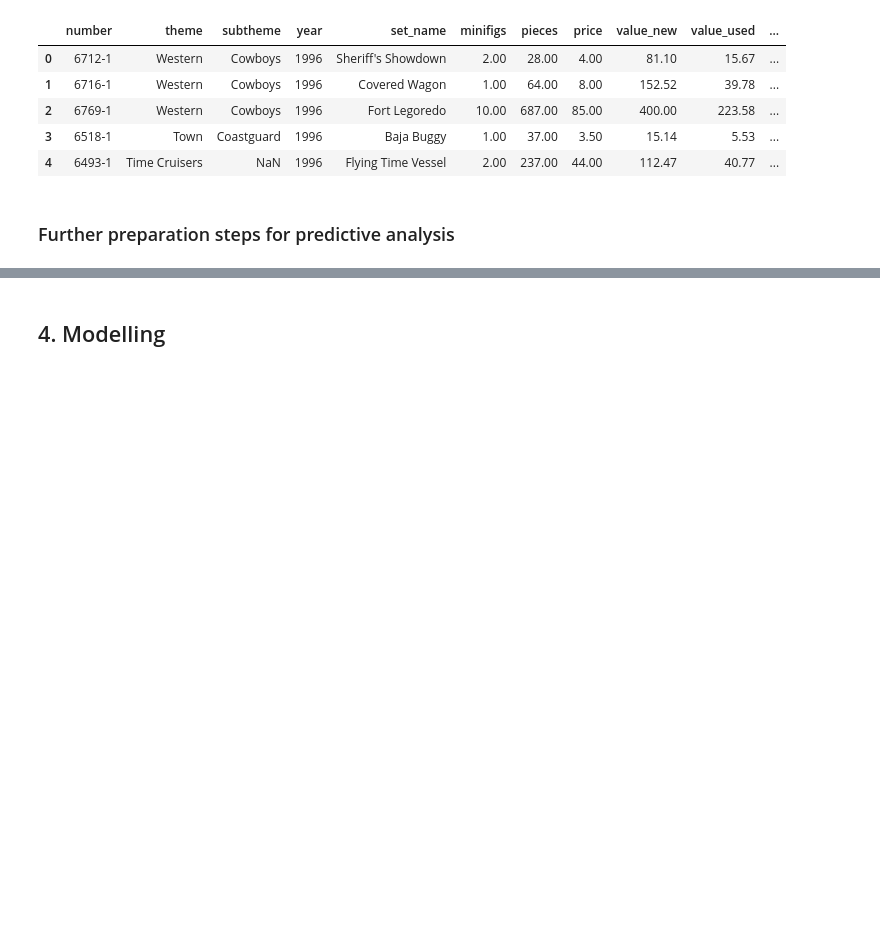
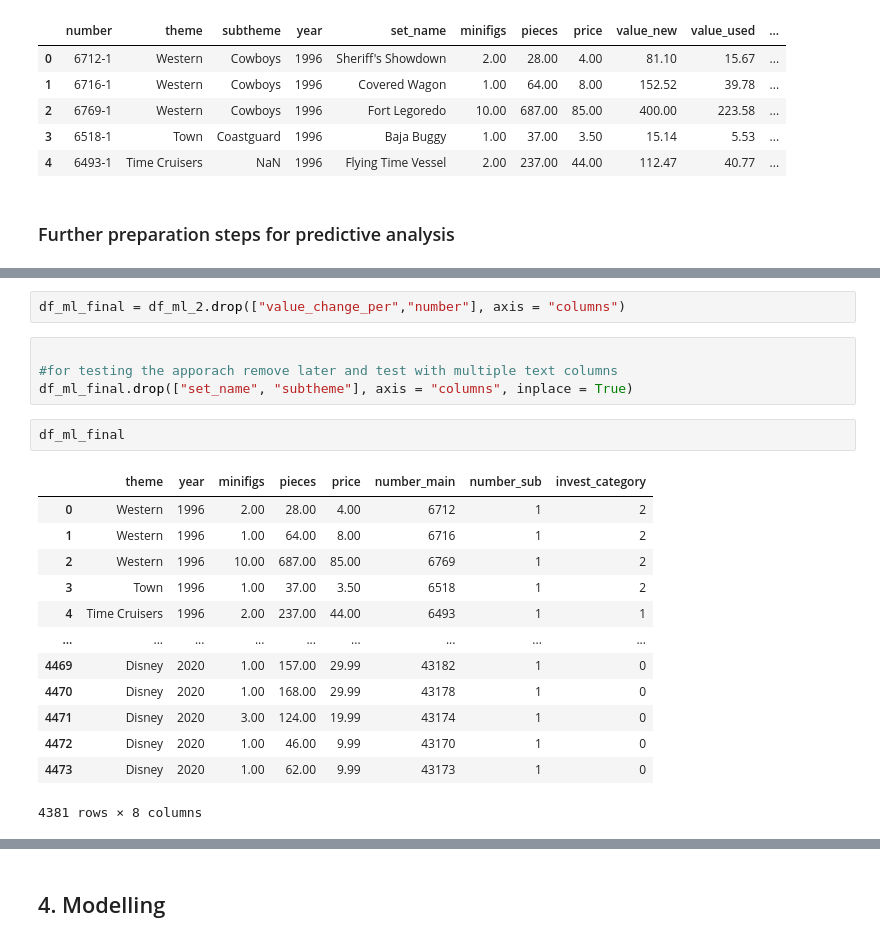
Before and after one commit to michaeltosic/lego-analysis, a Jupyter notebook: lego-analysis.ipynb, the cells around one changed output, grey strips where cells are left out. Saved outputs shown, nothing was run; the diff lists cells and outputs as text; blank space fills up the shorter version.

Commit message:
project finalization

```diff
--- a/lego-analysis.ipynb
+++ b/lego-analysis.ipynb
@@ -847,0 +791,22 @@ X
+# %%
+df_ml_final = df_ml_2.drop(["value_change_per","number"], axis = "columns")
+# %%
+
+#for testing the apporach remove later and test with multiple text columns
+df_ml_final.drop(["set_name", "subtheme"], axis = "columns", inplace = True)
+# %%
+df_ml_final
+# %% [output]
+|  | theme | year | minifigs | pieces | price | number_main | number_sub | invest_category |
+| 0 | Western | 1996 | 2.00 | 28.00 | 4.00 | 6712 | 1 | 2 |
+| 1 | Western | 1996 | 1.00 | 64.00 | 8.00 | 6716 | 1 | 2 |
+| 2 | Western | 1996 | 10.00 | 687.00 | 85.00 | 6769 | 1 | 2 |
+| 3 | Town | 1996 | 1.00 | 37.00 | 3.50 | 6518 | 1 | 2 |
+| 4 | Time Cruisers | 1996 | 2.00 | 237.00 | 44.00 | 6493 | 1 | 1 |
+| ... | ... | ... | ... | ... | ... | ... | ... | ... |
+| 4469 | Disney | 2020 | 1.00 | 157.00 | 29.99 | 43182 | 1 | 0 |
+| 4470 | Disney | 2020 | 1.00 | 168.00 | 29.99 | 43178 | 1 | 0 |
+| 4471 | Disney | 2020 | 3.00 | 124.00 | 19.99 | 43174 | 1 | 0 |
+| 4472 | Disney | 2020 | 1.00 | 46.00 | 9.99 | 43170 | 1 | 0 |
+| 4473 | Disney | 2020 | 1.00 | 62.00 | 9.99 | 43173 | 1 | 0 |
+4381 rows × 8 columns
```
Also changed, not shown: parts of 97 cells of this notebook, 1 other file.
